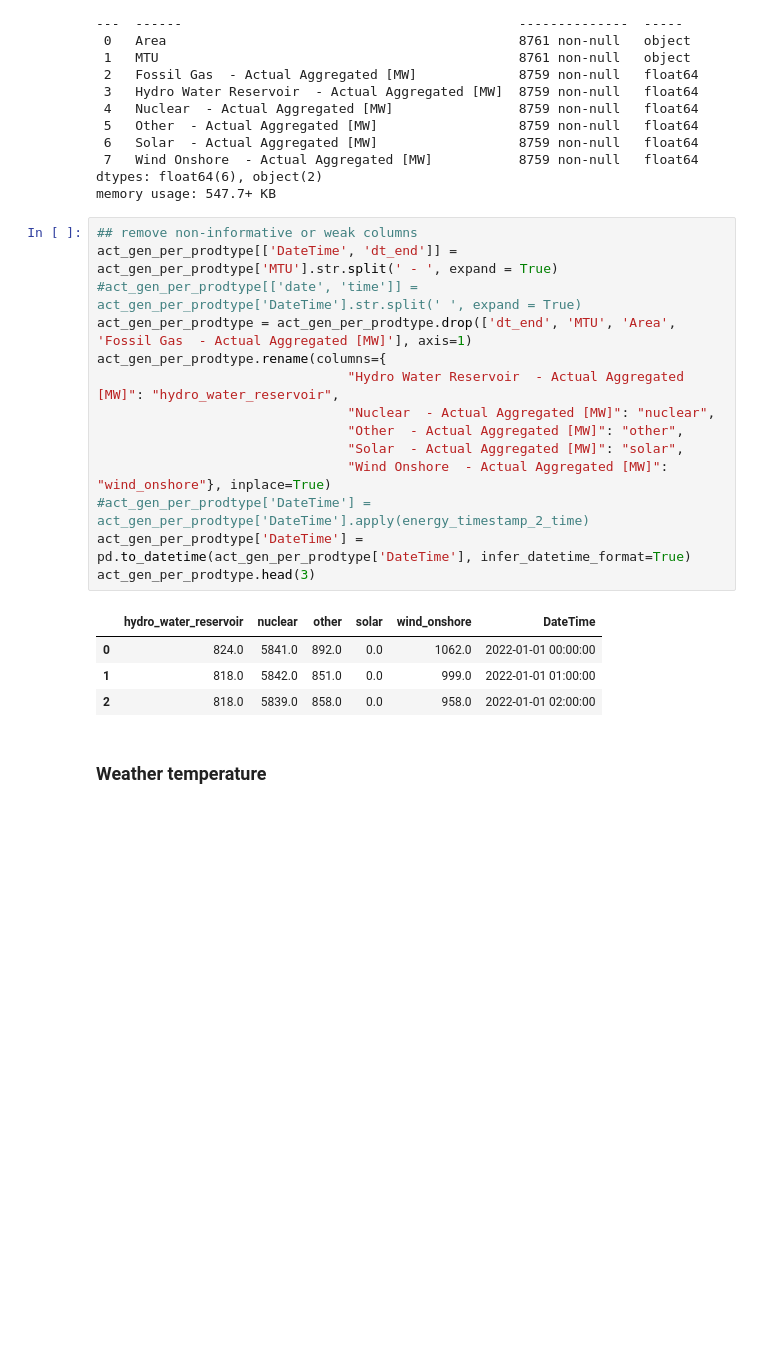
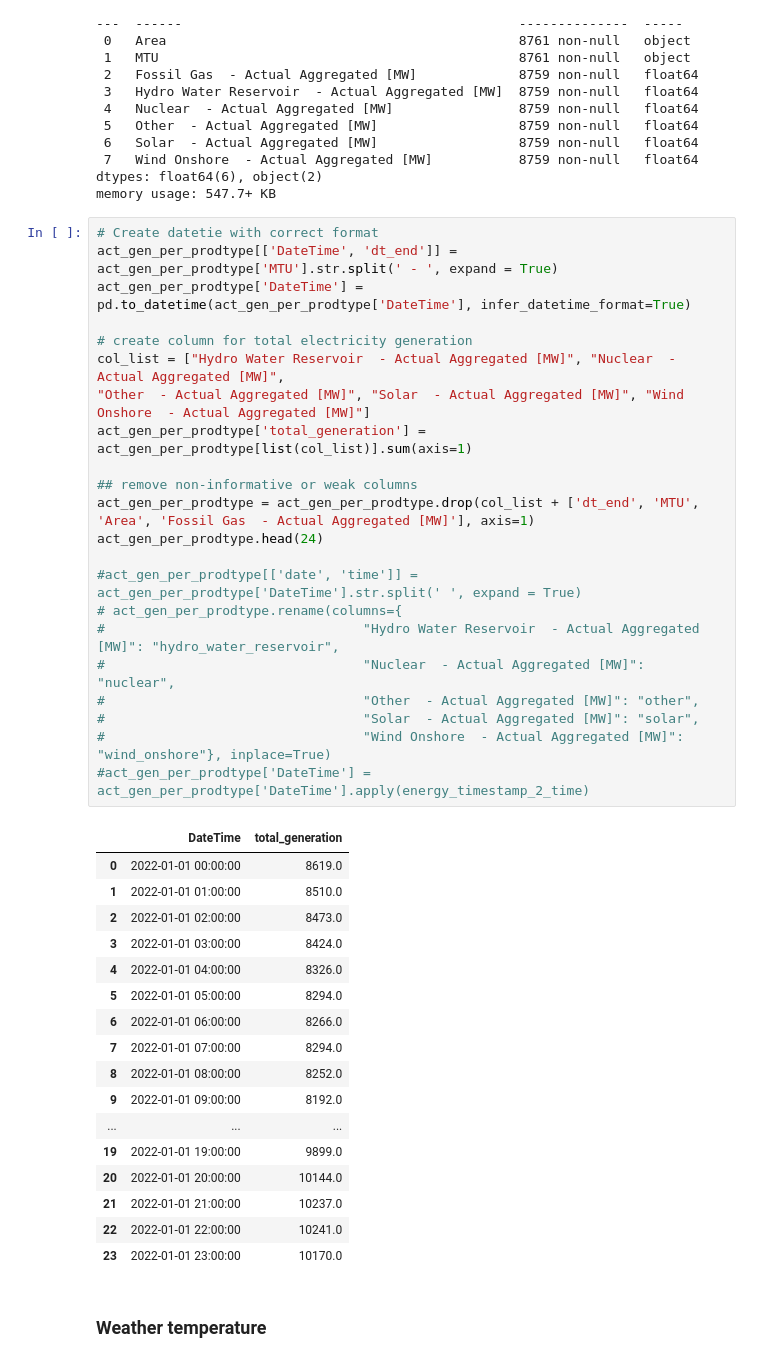
Before and after one commit to AbyelT/ID2223-Scalable-ML-and-DL, a Jupyter notebook: Project/feature-backfill.ipynb, the cells around one changed output. Saved outputs shown, nothing was run; the diff lists cells and outputs as text; blank space fills up the shorter version.

Commit message:
update feature-backfill, compute total_generation

```diff
--- a/Project/feature-backfill.ipynb
+++ b/Project/feature-backfill.ipynb
@@ -114,24 +114,45 @@ Data columns (total 8 columns):
 dtypes: float64(6), object(2)
 memory usage: 547.7+ KB
 # %%
+# Create datetie with correct format
+act_gen_per_prodtype[['DateTime', 'dt_end']] = act_gen_per_prodtype['MTU'].str.split(' - ', expand = True)
+act_gen_per_prodtype['DateTime'] = pd.to_datetime(act_gen_per_prodtype['DateTime'], infer_datetime_format=True)
+
+# create column for total electricity generation
+col_list = ["Hydro Water Reservoir  - Actual Aggregated [MW]", "Nuclear  - Actual Aggregated [MW]",
+"Other  - Actual Aggregated [MW]", "Solar  - Actual Aggregated [MW]", "Wind Onshore  - Actual Aggregated [MW]"]
+act_gen_per_prodtype['total_generation'] = act_gen_per_prodtype[list(col_list)].sum(axis=1)
+
 ## remove non-informative or weak columns
-act_gen_per_prodtype[['DateTime', 'dt_end']] = act_gen_per_prodtype['MTU'].str.split(' - ', expand = True)
+act_gen_per_prodtype = act_gen_per_prodtype.drop(col_list + ['dt_end', 'MTU', 'Area', 'Fossil Gas  - Actual Aggregated [MW]'], axis=1)
+act_gen_per_prodtype.head(24)
+
 #act_gen_per_prodtype[['date', 'time']] = act_gen_per_prodtype['DateTime'].str.split(' ', expand = True)
-act_gen_per_prodtype = act_gen_per_prodtype.drop(['dt_end', 'MTU', 'Area', 'Fossil Gas  - Actual Aggregated [MW]'], axis=1)
-act_gen_per_prodtype.rename(columns={
-                                "Hydro Water Reservoir  - Actual Aggregated [MW]": "hydro_water_reservoir",
-                                "Nuclear  - Actual Aggregated [MW]": "nuclear",
-                                "Other  - Actual Aggregated [MW]": "other",
-                                "Solar  - Actual Aggregated [MW]": "solar",
-                                "Wind Onshore  - Actual Aggregated [MW]": "wind_onshore"}, inplace=True)
+# act_gen_per_prodtype.rename(columns={
+#                                 "Hydro Water Reservoir  - Actual Aggregated [MW]": "hydro_water_reservoir",
+#                                 "Nuclear  - Actual Aggregated [MW]": "nuclear",
+#                                 "Other  - Actual Aggregated [MW]": "other",
+#                                 "Solar  - Actual Aggregated [MW]": "solar",
+#                                 "Wind Onshore  - Actual Aggregated [MW]": "wind_onshore"}, inplace=True)
 #act_gen_per_prodtype['DateTime'] = act_gen_per_prodtype['DateTime'].apply(energy_timestamp_2_time)
-act_gen_per_prodtype['DateTime'] = pd.to_datetime(act_gen_per_prodtype['DateTime'], infer_datetime_format=True)
-act_gen_per_prodtype.head(3)
 # %% [output]
-|  | hydro_water_reservoir | nuclear | other | solar | wind_onshore | DateTime |
-| 0 | 824.0 | 5841.0 | 892.0 | 0.0 | 1062.0 | 2022-01-01 00:00:00 |
-| 1 | 818.0 | 5842.0 | 851.0 | 0.0 | 999.0 | 2022-01-01 01:00:00 |
-| 2 | 818.0 | 5839.0 | 858.0 | 0.0 | 958.0 | 2022-01-01 02:00:00 |
+|  | DateTime | total_generation |
+| 0 | 2022-01-01 00:00:00 | 8619.0 |
+| 1 | 2022-01-01 01:00:00 | 8510.0 |
+| 2 | 2022-01-01 02:00:00 | 8473.0 |
+| 3 | 2022-01-01 03:00:00 | 8424.0 |
+| 4 | 2022-01-01 04:00:00 | 8326.0 |
+| 5 | 2022-01-01 05:00:00 | 8294.0 |
+| 6 | 2022-01-01 06:00:00 | 8266.0 |
+| 7 | 2022-01-01 07:00:00 | 8294.0 |
+| 8 | 2022-01-01 08:00:00 | 8252.0 |
+| 9 | 2022-01-01 09:00:00 | 8192.0 |
+| ... | ... | ... |
+| 19 | 2022-01-01 19:00:00 | 9899.0 |
+| 20 | 2022-01-01 20:00:00 | 10144.0 |
+| 21 | 2022-01-01 21:00:00 | 10237.0 |
+| 22 | 2022-01-01 22:00:00 | 10241.0 |
+| 23 | 2022-01-01 23:00:00 | 10170.0 |
 # %% [markdown]
 ### Weather temperature
 # %%
```
Also changed, not shown: parts of 7 cells of this notebook, 2 other files.
